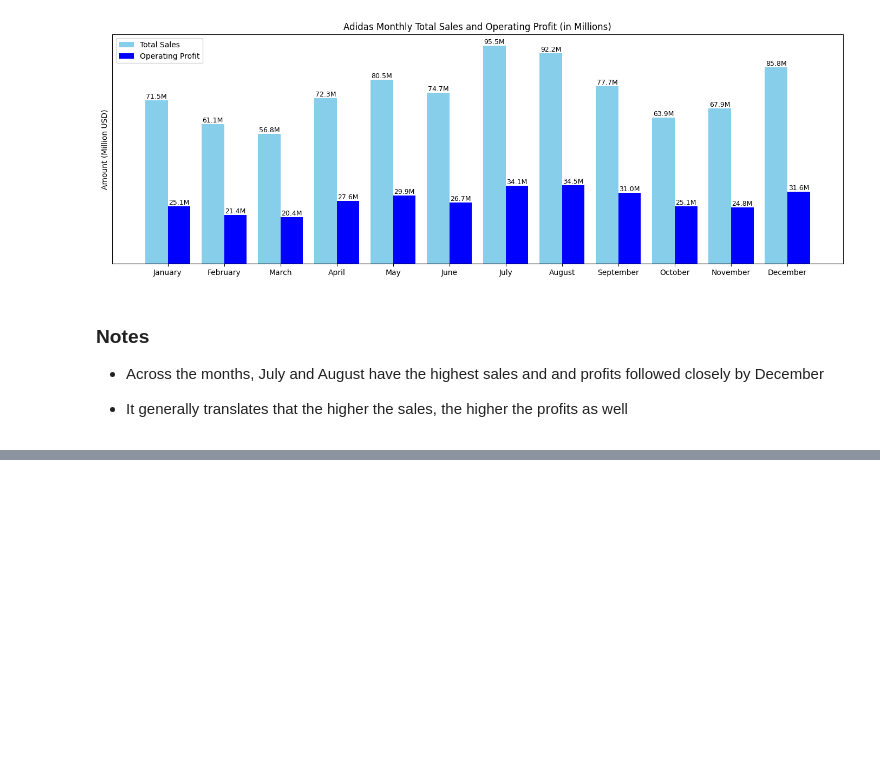
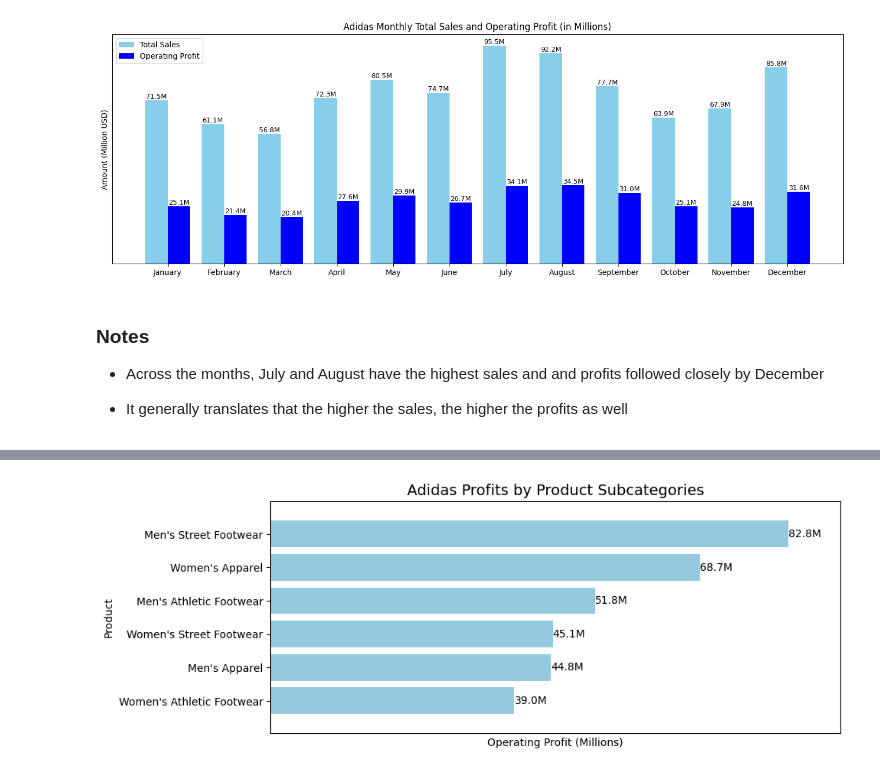
Before and after one commit to murithidenisgitobu/Adidas-Sales-Analysis-Across-the-US, a Jupyter notebook: Jupyter Notebook/adidas_notebook.ipynb, the cells around one changed output, grey strips where cells are left out. Saved outputs shown, nothing was run; the diff lists cells and outputs as text; code cells hidden in the pictures; blank space fills up the shorter version.

Commit message:
Profits by subcategories

```diff
--- a/Jupyter Notebook/adidas_notebook.ipynb
+++ b/Jupyter Notebook/adidas_notebook.ipynb
@@ -596,0 +599,5 @@ plt.show()
+# %%
+# Group products together to get their operating profit
+products_category = data.groupby("Product")["Operating Profit"].sum().reset_index().sort_values(by="Operating Profit", ascending=False)
+
+products_category.style.format({"Operating Profit" : "{:,.2f}"})
@@ -596,0 +612,25 @@ plt.show()
+# %%
+# Visual to compare profits by subcategories
+plt.figure(figsize=(10, 4))
+ax = sns.barplot(
+    data=products_category,
+    x="Operating Profit",
+    y="Product",
+    color="skyblue"
+)
+
+plt.title('Adidas Profits by Product Subcategories', fontsize=14)
+plt.xlabel('Operating Profit (Millions)')
+plt.ylabel('Product')
+
+# Add value labels in millions
+for container in ax.containers:
+    labels = [f'{v/1_000_000:.1f}M' for v in container.datavalues]
+    ax.bar_label(container, labels=labels, label_type='edge')
+
+plt.tight_layout()
+plt.xticks([])
+plt.margins(x=0.1, y=0.1)
+plt.show()
+# %% [output]
+[figure, added]
```
Also changed, not shown: parts of 3 cells of this notebook.
